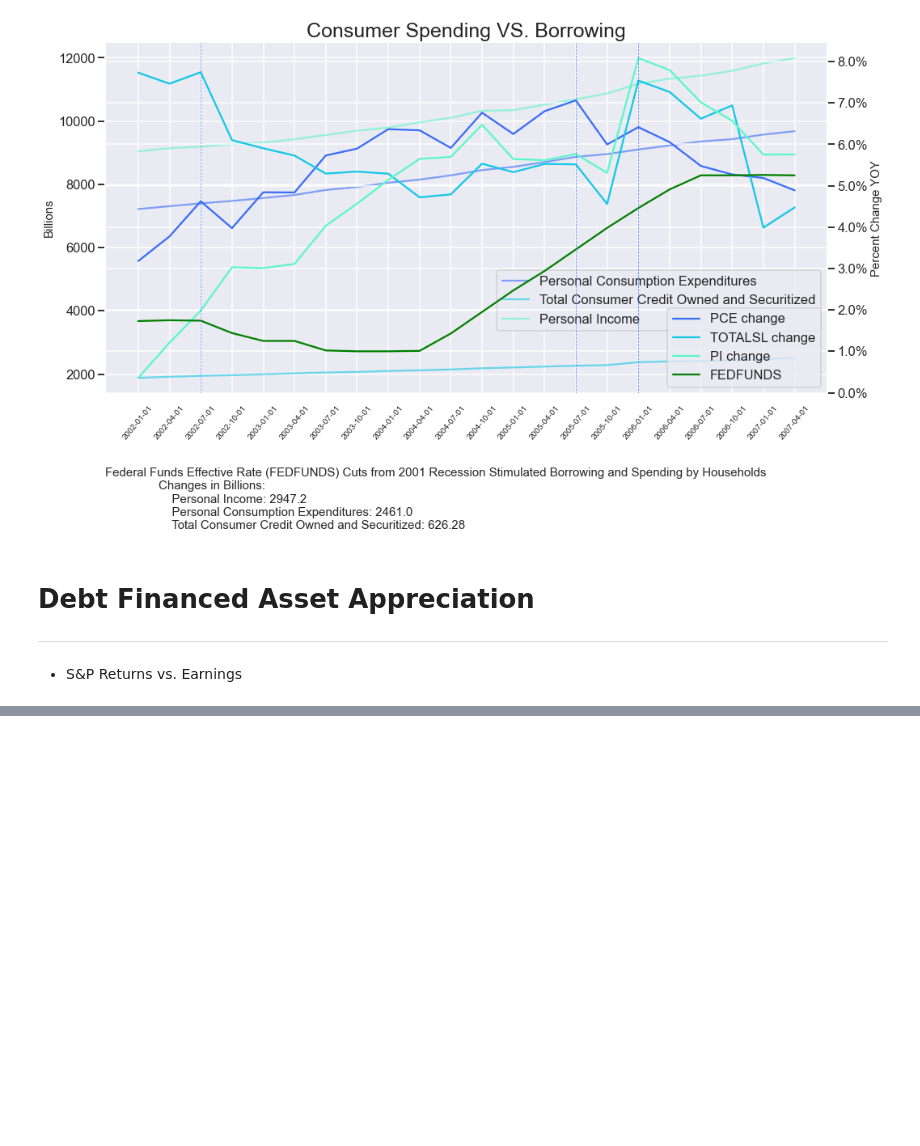
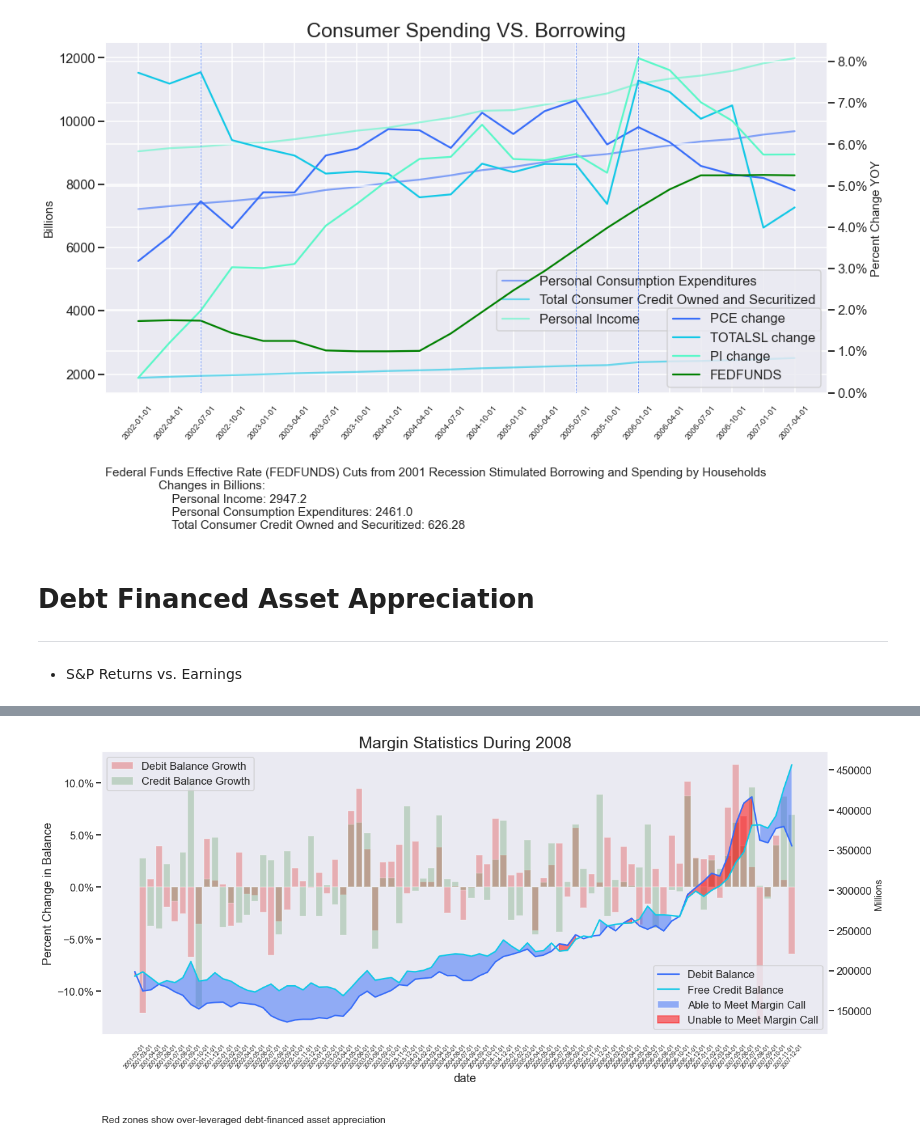
Before and after one commit to bridaniels/Principles_NavigatingBigDebtCrises, a Jupyter notebook: Part2/US_DebtAdjustment/2008_bubble.ipynb, the cells around one changed output, grey strips where cells are left out. Cells and saved outputs as stored; diff of their text form; code cells hidden in the pictures; blank space fills up the shorter version.

Commit message:
2008 bubble intro plots complete

```diff
--- a/Part2/US_DebtAdjustment/2008_bubble.ipynb
+++ b/Part2/US_DebtAdjustment/2008_bubble.ipynb
@@ -82,0 +98,5 @@ house.plot_consumer_spending()
+# %%
+assets = c.DEBT_FINANCED_ASSETS(start=c.start_recession01, end=c.start_08)
+assets.plot_margin()
+# %% [output]
+[figure, added]
```
Also changed, not shown: parts of 6 cells of this notebook, 2 other files.
